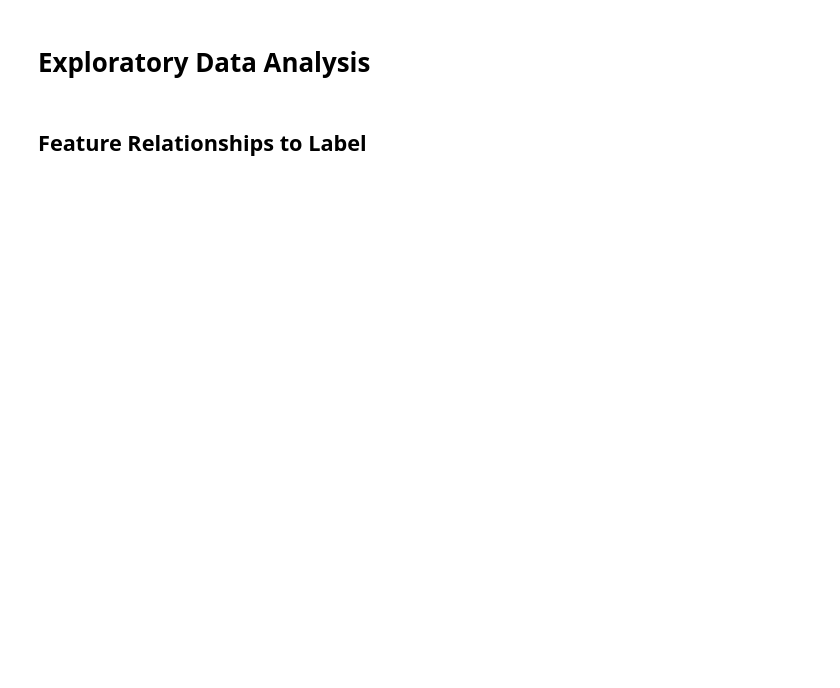
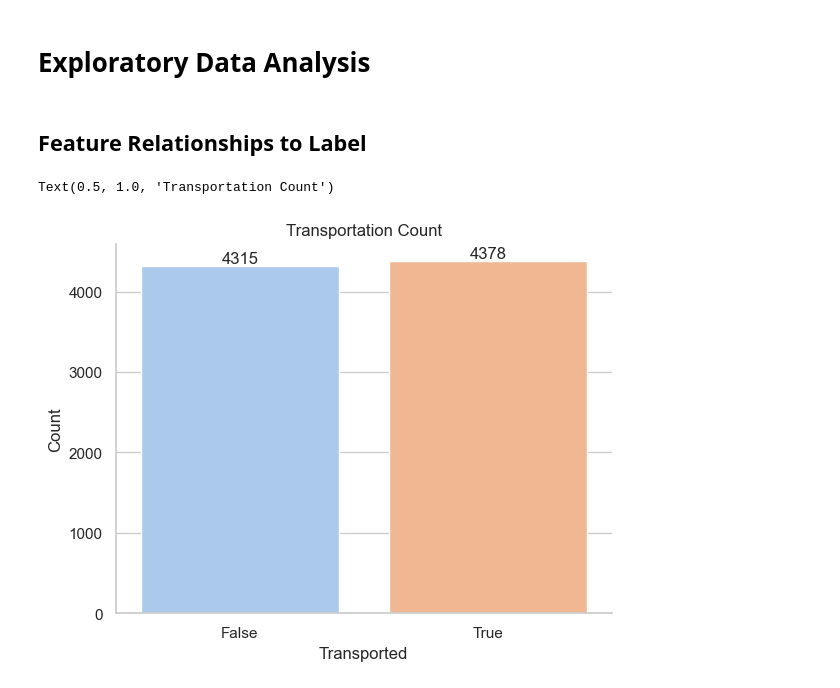
Before and after one commit to mcintalmo/spaceship-titanic, a Jupyter notebook: spaceship_titanic.ipynb, the cells around one changed output. Saved outputs shown, nothing was run; the diff lists cells and outputs as text; code cells hidden in the pictures; blank space fills up the shorter version.

```diff
--- a/spaceship_titanic.ipynb
+++ b/spaceship_titanic.ipynb
@@ -116,0 +192,5 @@ test.describe()
+# %%
+train[["FirstName", "LastName"]] = train["Name"].str.extract(
+    r"^(?P<First>\w*)\s*(?P<Last>\w*)$"
+)
+np.sum(train[["FirstName", "LastName"]].isna().index != train[["Name"]].isna().index)
@@ -116,0 +199,10 @@ test.describe()
+# %%
+train[["CabinDeck", "CabinNumber", "CabinSide"]] = (
+    train["Cabin"]
+    .str.extract(r"^(?P<Deck>\w)\/(?P<Number>\w*)\/(?P<Side>\w)$")
+    .replace({"P": "Port", "S": "Starboard"})
+)
+np.sum(
+    train[["CabinDeck", "CabinNumber", "CabinSide"]].isna().index
+    != train[["Cabin"]].isna().index
+)
@@ -129,5 +249,14 @@ numerical_features = [
 label = "Transported"
 # %% [markdown]
 ## Feature Relationships to Label
+# %%
+ax = sns.countplot(train, x="Transported")
+for container in ax.containers:
+    ax.bar_label(container, label_type="edge")
+ax.set_ylabel("Count")
+ax.set_title("Transportation Count")
+# %% [output]
+Text(0.5, 1.0, 'Transportation Count')
+[figure, added]
 # %%
 for feature in categorical_features:
```
Also changed, not shown: parts of 25 cells of this notebook.
